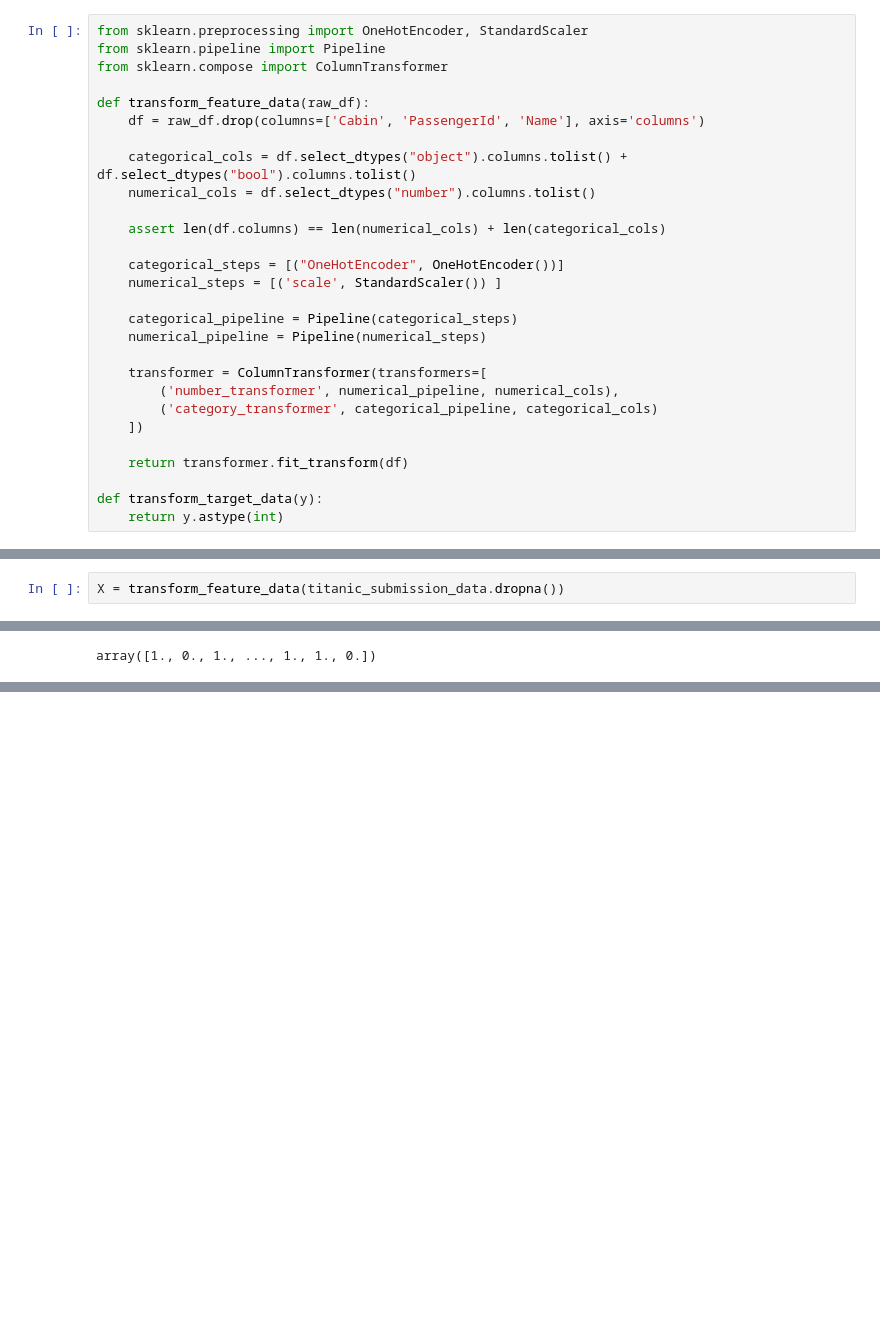
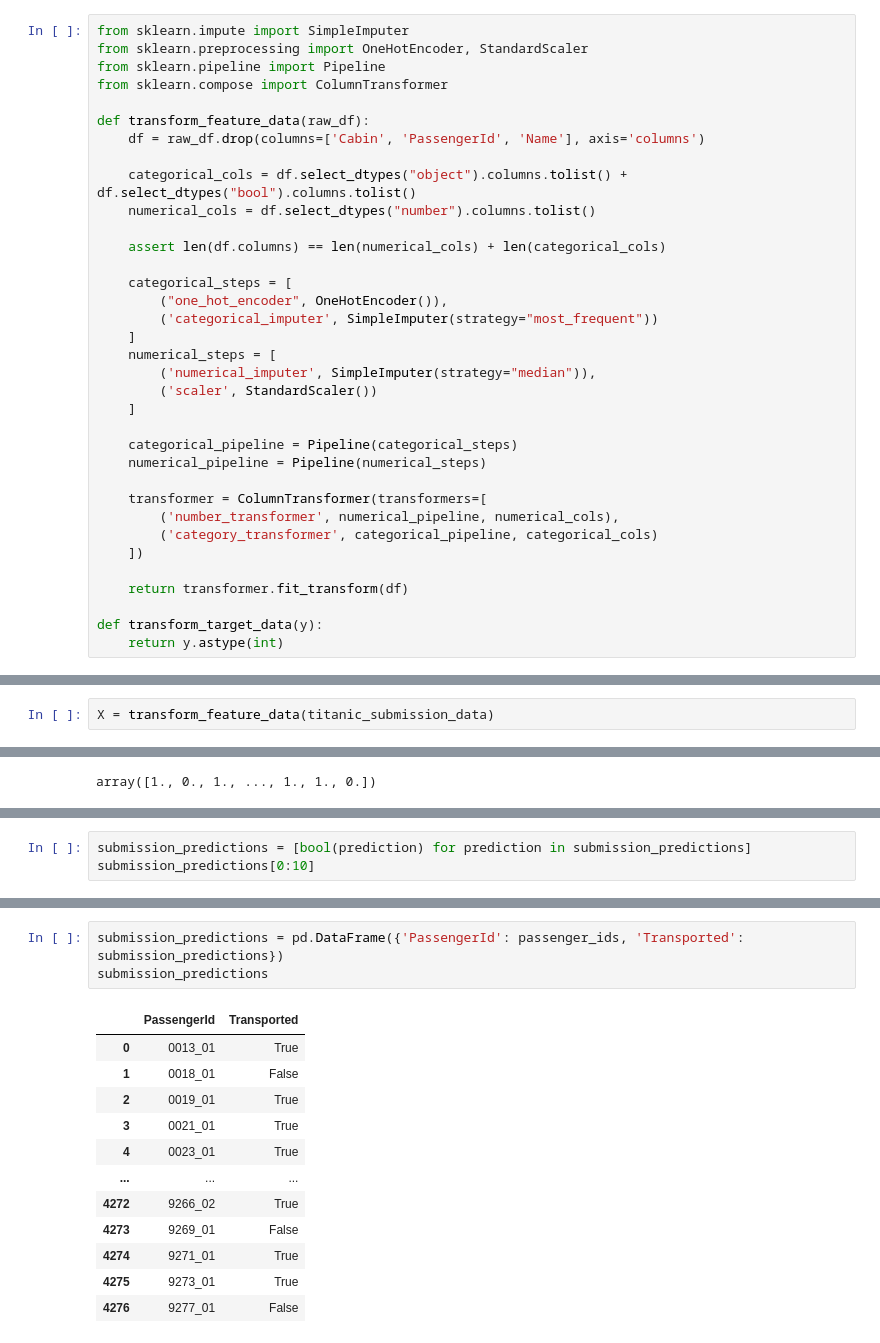
Before and after one commit to Holdmedve/spaceship_titanic, a Jupyter notebook: main.ipynb, the cells around one changed output, grey strips where cells are left out. Cells and saved outputs as stored; diff of their text form; blank space fills up the shorter version.

```diff
--- a/main.ipynb
+++ b/main.ipynb
@@ -63,6 +66,7 @@ titanic.corr(numeric_only=True)
 # %% [markdown]
 ## Preparation
 # %%
+from sklearn.impute import SimpleImputer
 from sklearn.preprocessing import OneHotEncoder, StandardScaler
 from sklearn.pipeline import Pipeline
 from sklearn.compose import ColumnTransformer
@@ -75,8 +79,14 @@ def transform_feature_data(raw_df):
 
     assert len(df.columns) == len(numerical_cols) + len(categorical_cols)
 
-    categorical_steps = [("OneHotEncoder", OneHotEncoder())]
-    numerical_steps = [('scale', StandardScaler()) ]
+    categorical_steps = [
+        ("one_hot_encoder", OneHotEncoder()),
+        ('categorical_imputer', SimpleImputer(strategy="most_frequent"))
+    ]
+    numerical_steps = [
+        ('numerical_imputer', SimpleImputer(strategy="median")),
+        ('scaler', StandardScaler())
+    ]
 
     categorical_pipeline = Pipeline(categorical_steps)
     numerical_pipeline = Pipeline(numerical_steps)
@@ -161,7 +157,7 @@ type(passenger_ids)
 # %% [output]
 pandas.core.series.Series
 # %%
-X = transform_feature_data(titanic_submission_data.dropna())
+X = transform_feature_data(titanic_submission_data)
 # %%
 submission_predictions = grid_search_rand_forest.predict(X)
 print(submission_predictions)
@@ -214,0 +176,3 @@ See the caveats in the documentation: https://pandas.pydata.org/pandas-docs/stab
+# %%
+submission_predictions = [bool(prediction) for prediction in submission_predictions]
+submission_predictions[0:10]
@@ -214,0 +181,16 @@ See the caveats in the documentation: https://pandas.pydata.org/pandas-docs/stab
+# %%
+submission_predictions = pd.DataFrame({'PassengerId': passenger_ids, 'Transported': submission_predictions})
+submission_predictions
+# %% [output]
+|  | PassengerId | Transported |
+| 0 | 0013_01 | True |
+| 1 | 0018_01 | False |
+| 2 | 0019_01 | True |
+| 3 | 0021_01 | True |
+| 4 | 0023_01 | True |
+| ... | ... | ... |
+| 4272 | 9266_02 | True |
+| 4273 | 9269_01 | False |
+| 4274 | 9271_01 | True |
+| 4275 | 9273_01 | True |
+| 4276 | 9277_01 | False |
```
Also changed, not shown: parts of 13 cells of this notebook, 1 other file.
